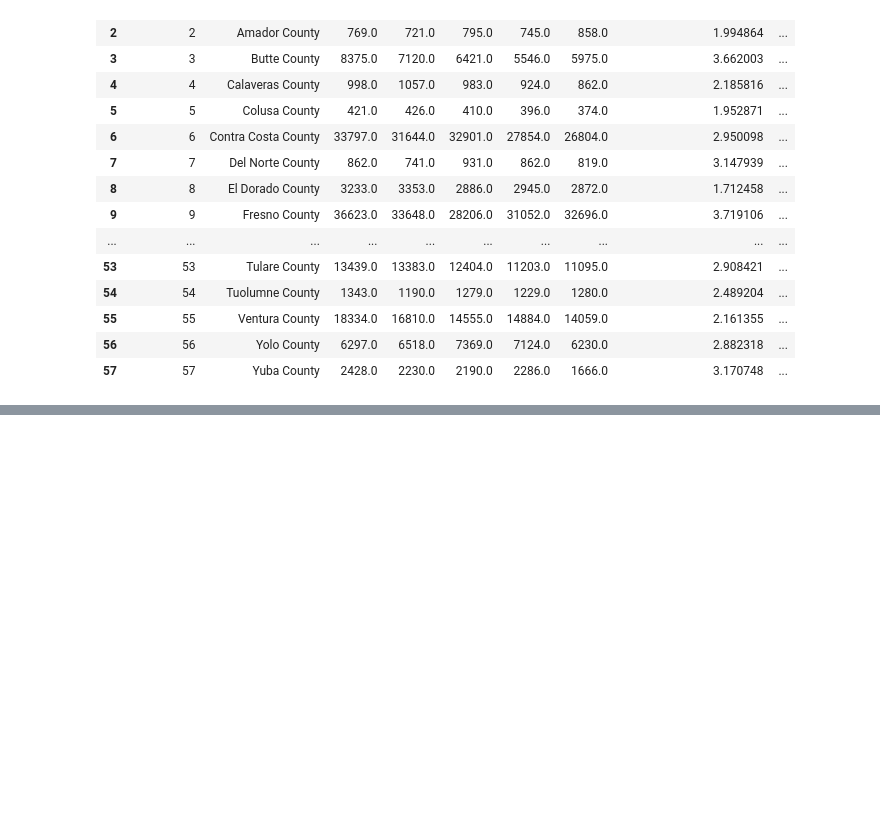
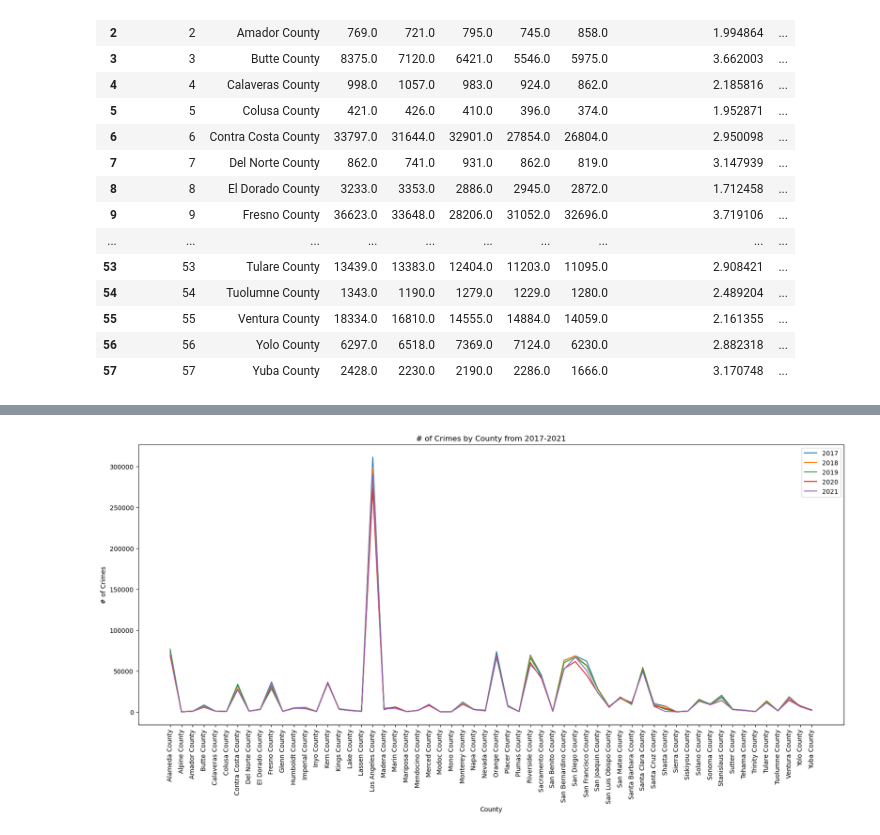
Before and after one commit to jowsik/Project1, a Jupyter notebook: cleaned_merged_df.ipynb, the cells around one changed output, grey strips where cells are left out. Cells and saved outputs as stored; diff of their text form; code cells hidden in the pictures; blank space fills up the shorter version.

```diff
--- a/cleaned_merged_df.ipynb
+++ b/cleaned_merged_df.ipynb
@@ -44,0 +58,12 @@ crime_df.to_csv('crime_per_capita_df.csv')
+# %%
+#create line graph based on # of crime by county
+crime_df.plot(kind="line",x='County',
+              y=['2017','2018','2019','2020','2021'],
+              label=["2017","2018","2019","2020","2021"],
+              figsize=(20,8))
+plt.title("# of Crimes by County from 2017-2021")
+plt.ylabel("# of Crimes")
+plt.xticks(crime_df.index,crime_df['County'],rotation=90)
+plt.savefig("# of Crimes by County from 2017-2021.png")
+# %% [output]
+[figure, added]
```
Also changed, not shown: parts of 3 cells of this notebook, 2 other files.
